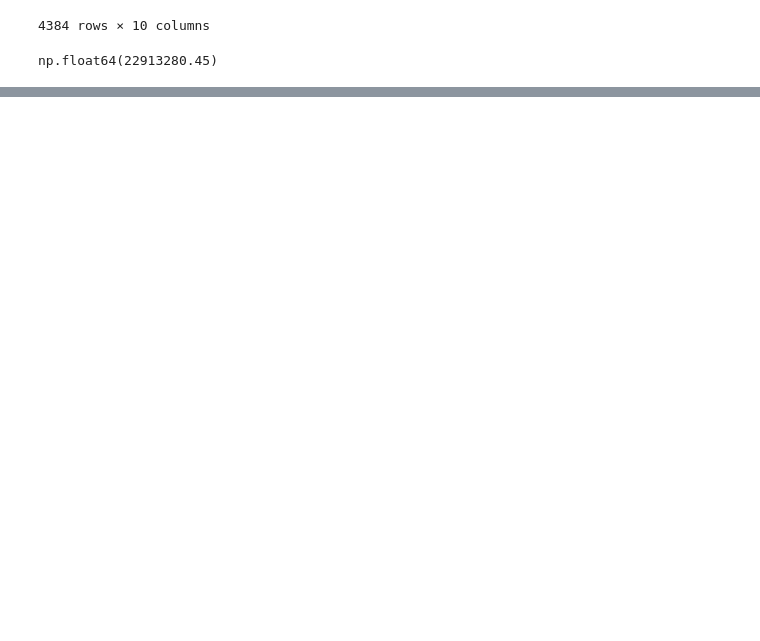
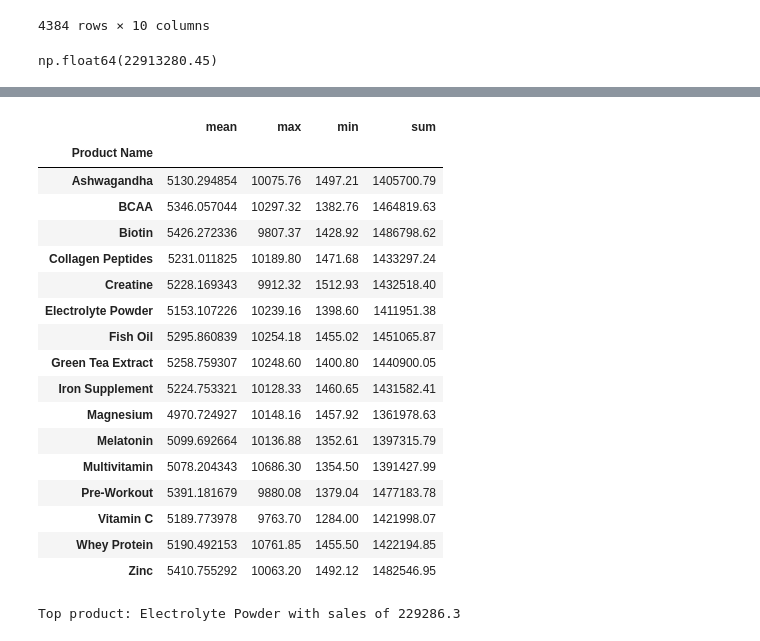
Before and after one commit to aishacmela/Supplements_sales, a Jupyter notebook: supplements_sale.ipynb, the cells around one changed output, grey strips where cells are left out. Cells and saved outputs as stored; diff of their text form; code cells hidden in the pictures; blank space fills up the shorter version.

```diff
--- a/supplements_sale.ipynb
+++ b/supplements_sale.ipynb
@@ -269,0 +349,36 @@ np.float64(22913280.45)
+# %%
+#multiple statistics
+df.groupby('Product Name')['Sales'].agg(
+    ['mean', 'max', 'min', 'sum']
+)
+# %% [output]
+|  | mean | max | min | sum |
+| Product Name |  |  |  |  |
+| Ashwagandha | 5130.294854 | 10075.76 | 1497.21 | 1405700.79 |
+| BCAA | 5346.057044 | 10297.32 | 1382.76 | 1464819.63 |
+| Biotin | 5426.272336 | 9807.37 | 1428.92 | 1486798.62 |
+| Collagen Peptides | 5231.011825 | 10189.80 | 1471.68 | 1433297.24 |
+| Creatine | 5228.169343 | 9912.32 | 1512.93 | 1432518.40 |
+| Electrolyte Powder | 5153.107226 | 10239.16 | 1398.60 | 1411951.38 |
+| Fish Oil | 5295.860839 | 10254.18 | 1455.02 | 1451065.87 |
+| Green Tea Extract | 5258.759307 | 10248.60 | 1400.80 | 1440900.05 |
+| Iron Supplement | 5224.753321 | 10128.33 | 1460.65 | 1431582.41 |
+| Magnesium | 4970.724927 | 10148.16 | 1457.92 | 1361978.63 |
+| Melatonin | 5099.692664 | 10136.88 | 1352.61 | 1397315.79 |
+| Multivitamin | 5078.204343 | 10686.30 | 1354.50 | 1391427.99 |
+| Pre-Workout | 5391.181679 | 9880.08 | 1379.04 | 1477183.78 |
+| Vitamin C | 5189.773978 | 9763.70 | 1284.00 | 1421998.07 |
+| Whey Protein | 5190.492153 | 10761.85 | 1455.50 | 1422194.85 |
+| Zinc | 5410.755292 | 10063.20 | 1492.12 | 1482546.95 |
+# %%
+#the top performimg products in the usa on the amazon plartform
+filtered = df[(df['Location'] == 'USA') & (df['Platform'] == 'Amazon')]
+
+product_sales = filtered.groupby('Product Name')['Sales'].sum()
+
+top_product = product_sales.idxmax()
+top_value = product_sales.max()
+
+print(f"Top product: {top_product} with sales of {top_value}")
+# %% [output]
+Top product: Electrolyte Powder with sales of 229286.3
```
Also changed, not shown: parts of 10 cells of this notebook.
